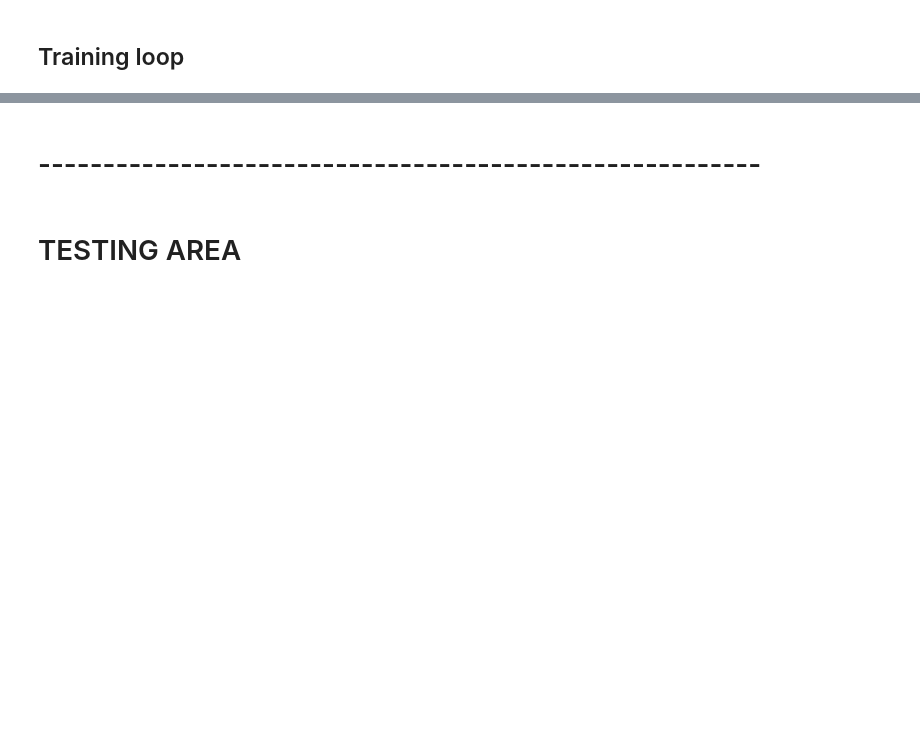
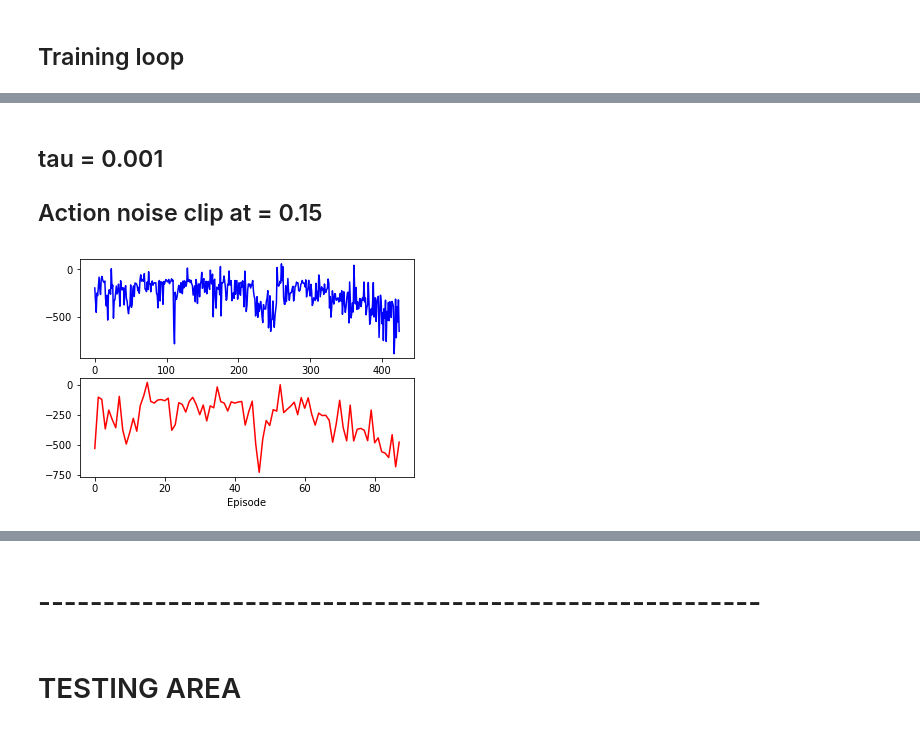
Before and after one commit to quan-dao/RL-wind-up, a Jupyter notebook: TD3_PG.ipynb, the cells around one changed output, grey strips where cells are left out. Cells and saved outputs as stored; diff of their text form; code cells hidden in the pictures; blank space fills up the shorter version.

```diff
--- a/TD3_PG.ipynb
+++ b/TD3_PG.ipynb
@@ -201,10 +231,15 @@ min_action = torch.tensor(env.action_space.low, device=device, dtype=torch.float
 
 capacity = int(1e6)
 
-agent = TD3(state_dim, action_dim, max_action, min_action, capacity)
+agent = TD3(state_dim, action_dim, max_action, min_action, capacity, batch_size=100, tau=0.001)
 
 max_random_action_steps = 3000
 random_action_steps = 0
 flag_collecting_exp = True
+
+# statistic
+step_per_ep = []
+acc_reward_per_ep = []
+actor_acc_reward_per_ep = []
 # %% [markdown]
 ## Training loop
@@ -217,38 +246,53 @@ def to_tensor(np_array):
 # %%
-max_episode = 1
-for i in range(max_episode):
+max_episode = 51
+for i_episode in range(max_episode):
+    acc_reward = 0
     obs = env.reset()
     state = to_tensor(obs)
     for step in count():
         # choose action
         if flag_collecting_exp:
-            action = agent.select_action(state, env.action_space.sample())
+            action = to_tensor(env.action_space.sample())
             random_action_steps += 1
         else:
             action = agent.select_action(state)
 
         # observe reward & next state
         next_obs, reward, done, _ = env.step(action.cpu().data.numpy().flatten())
+        acc_reward += reward
 
         next_state = to_tensor(next_obs)
         reward = to_tensor(np.array([[reward]]))
         # store transition in replay buffer
-        agent.replay_buffer.push(state, action, reward, next_state, float(done))
+        agent.replay_buffer.push(state, action, reward, next_state, to_tensor(np.array([[float(done)]])))
 
         # check if initial random policy phase has passed
-        if random_action_steps > max_random_action_steps:
+        if random_action_steps > max_random_action_steps and flag_collecting_exp:
             flag_collecting_exp = False  # stop random policy
+            print("Finish with random policy")
 
+        # Update Q-function & policy once random policy is stopped
         if not flag_collecting_exp:
             if step % 2 == 0:
                 update_policy = True
             else:
                 update_policy = False
             # call the training method
-            agent.train(update_policy)
+            agent.train(update_policy, iteration=1)
 
         if done:
+            if not flag_collecting_exp:
+                print("Episode %d finishes after %d step." % (i_episode, step))
+                print("-------------------------------------")
             break
 
         # Move on
         state.data.copy_(next_state.data)
+
+    if not flag_collecting_exp:
+        # store statistic
+        step_per_ep.append(step + 1)
+        acc_reward_per_ep.append(acc_reward)
+
+        if i_episode % 5 == 0:
+            actor_acc_reward_per_ep.append(checkout_actor())
@@ -254,0 +317,14 @@ for i in range(max_episode):
+# %% [markdown]
+## tau = 0.001
+## Action noise clip at = 0.15
+# %%
+plt.figure(2)
+plt.title("Accumulated Reward")
+plt.subplot(211)
+plt.plot(acc_reward_per_ep, 'b-')
+plt.subplot(212)
+plt.plot(actor_acc_reward_per_ep, 'r-')
+plt.xlabel("Episode")
+plt.show()
+# %% [output]
+[figure, added]
```
Also changed, not shown: parts of 13 cells of this notebook.
